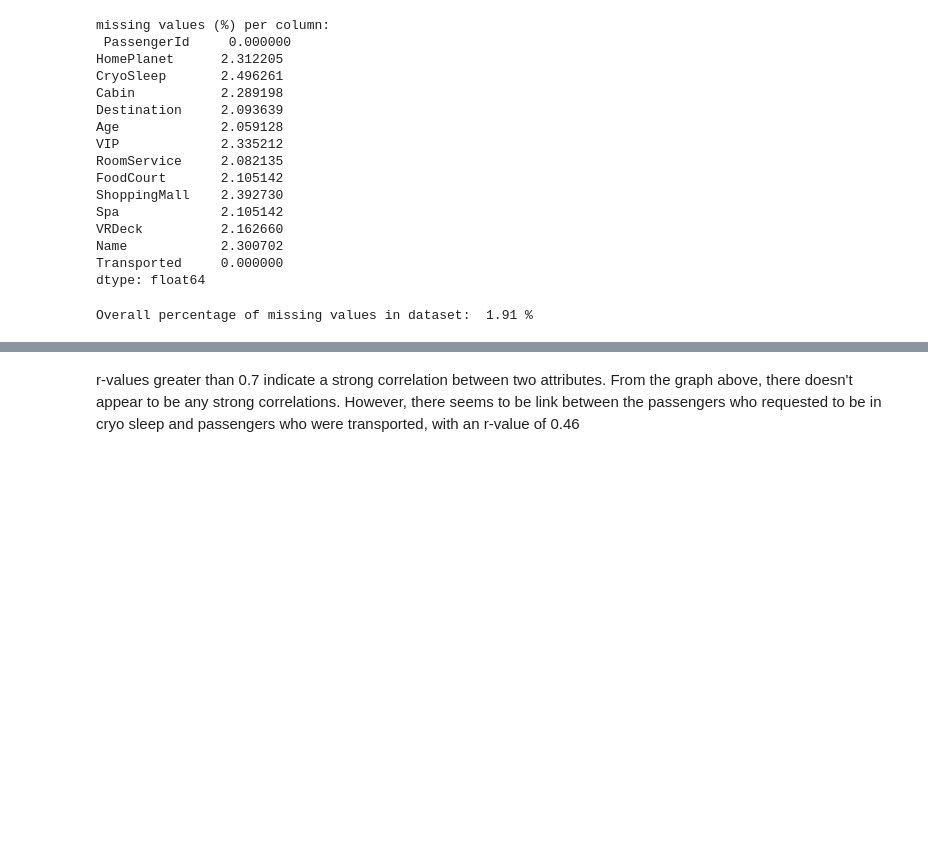
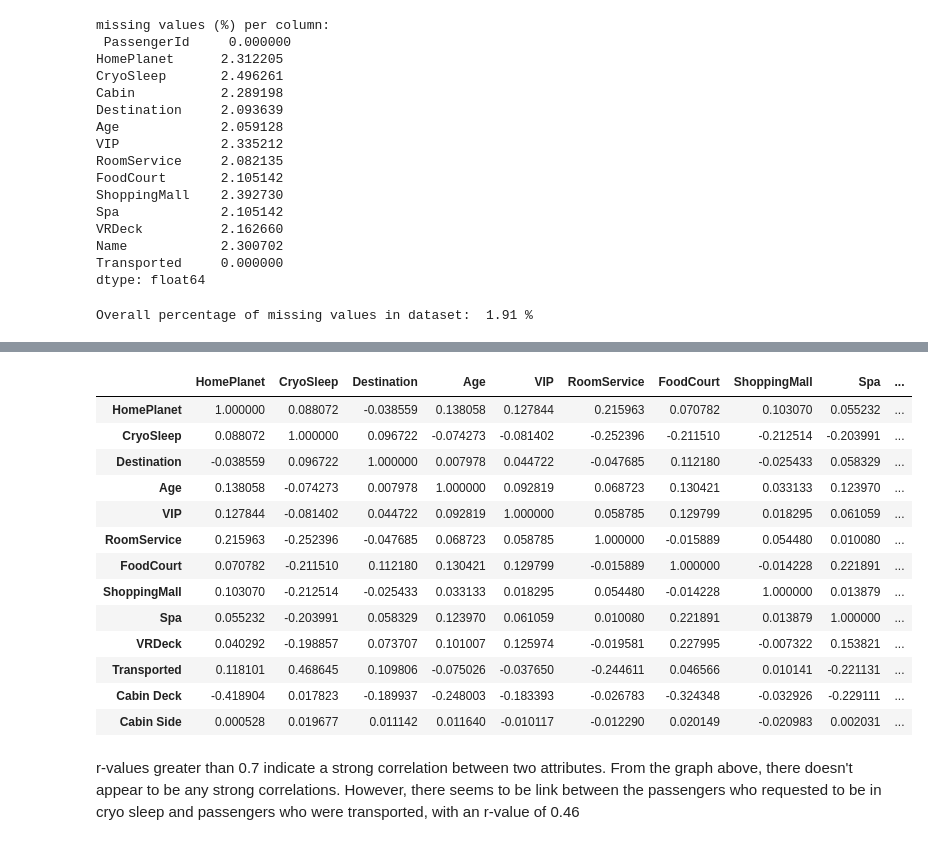
Before and after one commit to KS-coder77/titanic_spaceship_ML, a Jupyter notebook: Titanic_ML_comp.ipynb, the cells around one changed output, grey strips where cells are left out. Saved outputs shown, nothing was run; the diff lists cells and outputs as text; code cells hidden in the pictures; blank space fills up the shorter version.

Commit message:
pre-process data

```diff
--- a/Titanic_ML_comp.ipynb
+++ b/Titanic_ML_comp.ipynb
@@ -208,0 +261,6 @@ train_data.corr().style.background_gradient(cmap='Oranges')
+# %%
+#drop missing rows in cryosleep, vip and cabin columns
+
+train_data.dropna(subset=['CryoSleep', 'Cabin', 'VIP'], inplace=True)
+
+train_data.shape
@@ -208,0 +294,4 @@ train_data.corr().style.background_gradient(cmap='Oranges')
+# %%
+#Let's split the cabin column into three separate columns for deck, number and side.
+
+train_data[['Cabin Deck', 'Cabin Number', 'Cabin Side']] = train_data['Cabin'].str.split('/', expand=True)
@@ -208,0 +307,13 @@ train_data.corr().style.background_gradient(cmap='Oranges')
+# %%
+#map data in Home Planet and Destination columns
+mapping_dict1 = {'Earth':1, 'Europa':2, 'Mars':3}
+train_data['HomePlanet'] = train_data['HomePlanet'].map(mapping_dict1)
+
+mapping_dict2 = {'P':1, 'S':2}
+train_data['Cabin Side'] = train_data['Cabin Side'].map(mapping_dict2)
+
+mapping_dict3 = {'TRAPPIST-1e': 1, 'PSO J318.5-22': 2, '55 Cancri e': 3}
+train_data['Destination'] = train_data['Destination'].map(mapping_dict3)
+
+mapping_dict4 = {'A': 1, 'B': 2, 'C': 3, 'D':4, 'E':5, 'F':6, 'G':7, 'T':8}
+train_data['Cabin Deck'] = train_data['Cabin Deck'].map(mapping_dict4)
@@ -208,0 +347,3 @@ train_data.corr().style.background_gradient(cmap='Oranges')
+# %%
+reduced_train_data=train_data.drop(columns=['PassengerId', 'Name', 'Cabin', 'Cabin Number'])
+reduced_train_data
@@ -209,3 +389,20 @@ train_data.corr().style.background_gradient(cmap='Oranges')
+# %%
+reduced_train_data.corr().style.background_gradient(cmap='Oranges')
+# %% [output]
+|  | HomePlanet | CryoSleep | Destination | Age | VIP | RoomService | FoodCourt | ShoppingMall | Spa | ... |
+| HomePlanet | 1.000000 | 0.088072 | -0.038559 | 0.138058 | 0.127844 | 0.215963 | 0.070782 | 0.103070 | 0.055232 | ... |
+| CryoSleep | 0.088072 | 1.000000 | 0.096722 | -0.074273 | -0.081402 | -0.252396 | -0.211510 | -0.212514 | -0.203991 | ... |
+| Destination | -0.038559 | 0.096722 | 1.000000 | 0.007978 | 0.044722 | -0.047685 | 0.112180 | -0.025433 | 0.058329 | ... |
+| Age | 0.138058 | -0.074273 | 0.007978 | 1.000000 | 0.092819 | 0.068723 | 0.130421 | 0.033133 | 0.123970 | ... |
+| VIP | 0.127844 | -0.081402 | 0.044722 | 0.092819 | 1.000000 | 0.058785 | 0.129799 | 0.018295 | 0.061059 | ... |
+| RoomService | 0.215963 | -0.252396 | -0.047685 | 0.068723 | 0.058785 | 1.000000 | -0.015889 | 0.054480 | 0.010080 | ... |
+| FoodCourt | 0.070782 | -0.211510 | 0.112180 | 0.130421 | 0.129799 | -0.015889 | 1.000000 | -0.014228 | 0.221891 | ... |
+| ShoppingMall | 0.103070 | -0.212514 | -0.025433 | 0.033133 | 0.018295 | 0.054480 | -0.014228 | 1.000000 | 0.013879 | ... |
+| Spa | 0.055232 | -0.203991 | 0.058329 | 0.123970 | 0.061059 | 0.010080 | 0.221891 | 0.013879 | 1.000000 | ... |
+| VRDeck | 0.040292 | -0.198857 | 0.073707 | 0.101007 | 0.125974 | -0.019581 | 0.227995 | -0.007322 | 0.153821 | ... |
+| Transported | 0.118101 | 0.468645 | 0.109806 | -0.075026 | -0.037650 | -0.244611 | 0.046566 | 0.010141 | -0.221131 | ... |
+| Cabin Deck | -0.418904 | 0.017823 | -0.189937 | -0.248003 | -0.183393 | -0.026783 | -0.324348 | -0.032926 | -0.229111 | ... |
+| Cabin Side | 0.000528 | 0.019677 | 0.011142 | 0.011640 | -0.010117 | -0.012290 | 0.020149 | -0.020983 | 0.002031 | ... |
 # %% [markdown]
 r-values greater than 0.7 indicate a strong correlation between two attributes. From the graph above, there doesn't appear to be any strong correlations. However, there seems to be link between the passengers who requested to be in cryo sleep and passengers who were transported, with an r-value of 0.46
 # %%
```
Also changed, not shown: parts of 42 cells of this notebook.
